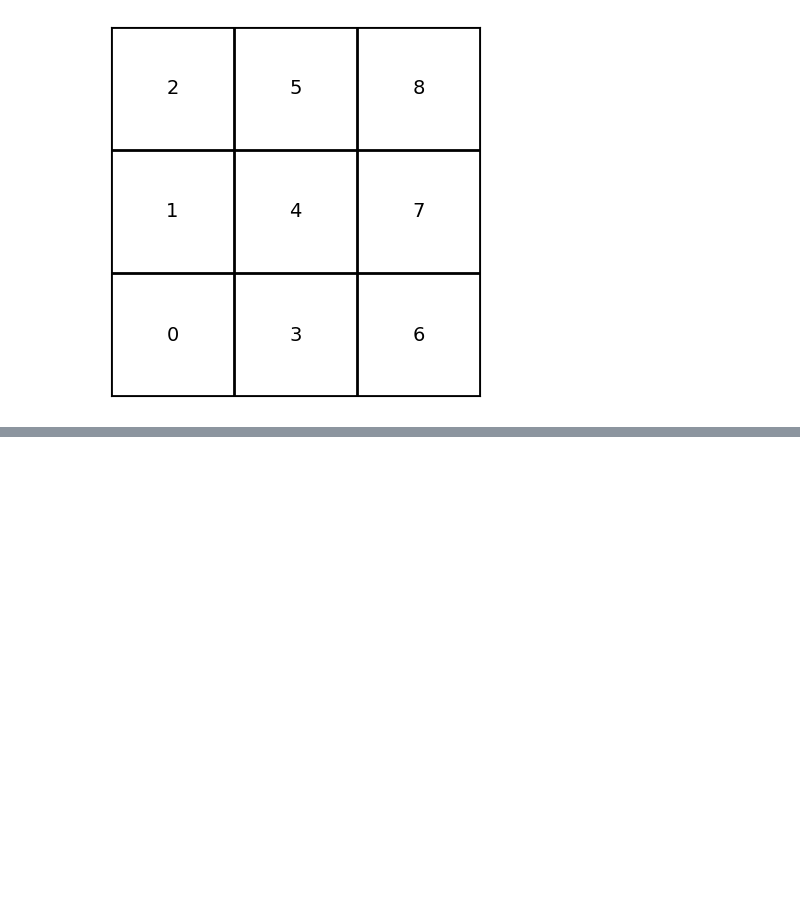
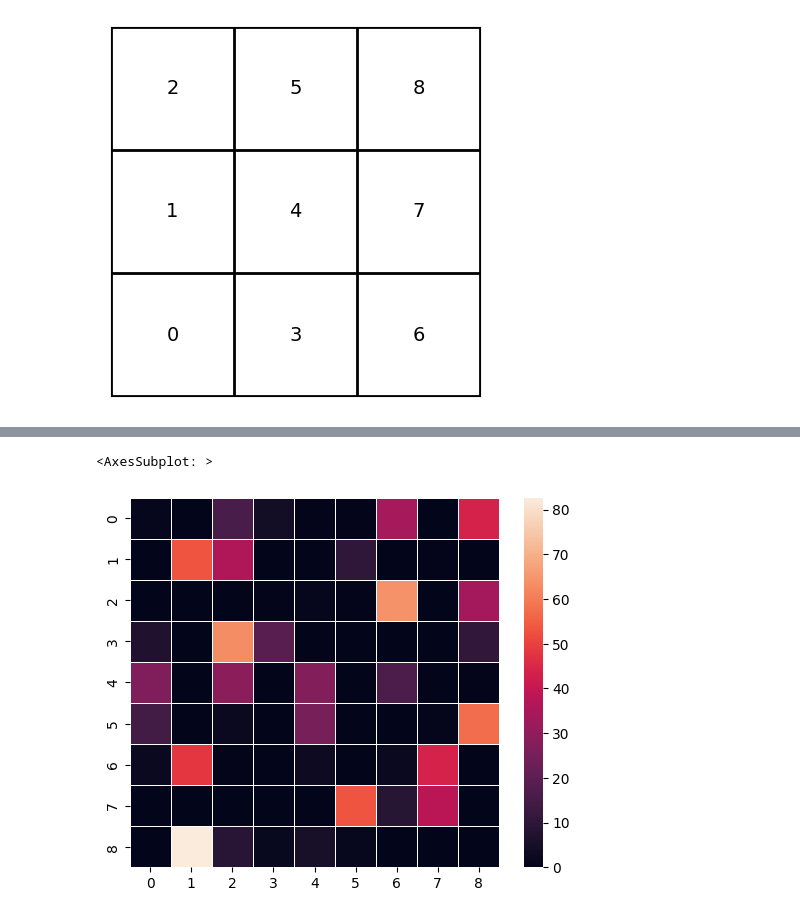
Before and after one commit to PasqualeEsposito/Geospatial_Analytics, a Jupyter notebook: Pass_chains_predictability.ipynb, the cells around one changed output, grey strips where cells are left out. Saved outputs shown, nothing was run; the diff lists cells and outputs as text; code cells hidden in the pictures; blank space fills up the shorter version.

```diff
--- a/Pass_chains_predictability.ipynb
+++ b/Pass_chains_predictability.ipynb
@@ -106,0 +85,3 @@ pass_chains
+# %%
+# deletes the pairs key-value with a length of the value less than 2
+pass_chain = [chain for chain in pass_chains.values() if len(chain) > 1]
@@ -106,0 +108,7 @@ pass_chains
+# %%
+dataset = []
+for list in pass_chain:
+    dataset.append(list)
+    dataset.append([33])
+# %%
+dataset = np.concatenate(dataset).reshape(-1, 1)
@@ -106,0 +119,12 @@ pass_chains
+# %%
+# Fit the HMM model
+model = CategoricalHMM(n_components=9, n_iter=10).fit(dataset)
+
+# Print the model parameters
+print("Model parameters:")
+print("Initial state distribution:")
+print(model.startprob_)
+print("Transition matrix:")
+print(model.transmat_)
+print("Emission probabilities:")
+print(model.emissionprob_)
@@ -106,0 +149,5 @@ pass_chains
+# %%
+sns.heatmap(pd.DataFrame(model.transmat_*100), square=True, linewidth=.5)
+# %% [output]
+<AxesSubplot: >
+[figure, added]
```
Also changed, not shown: parts of 15 cells of this notebook, 1 other file.
